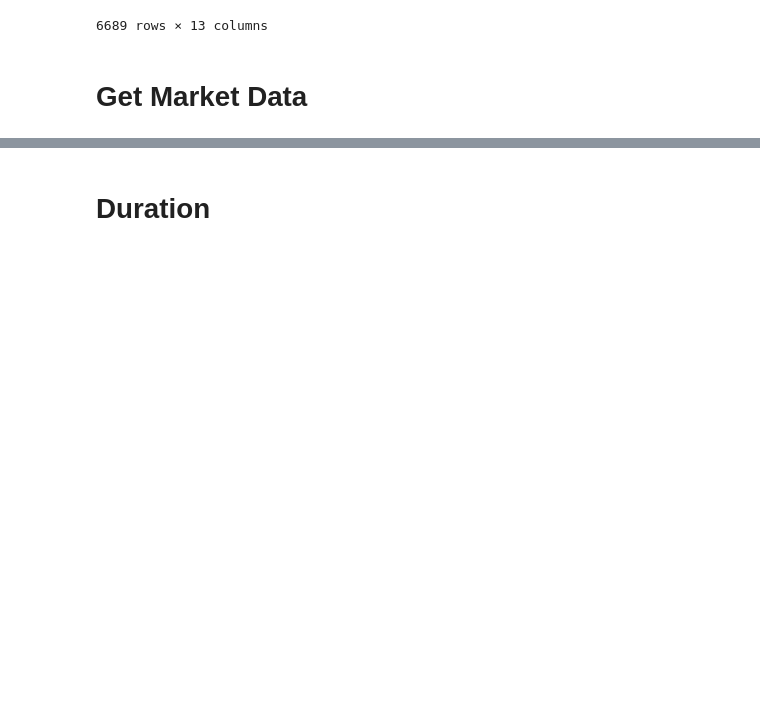
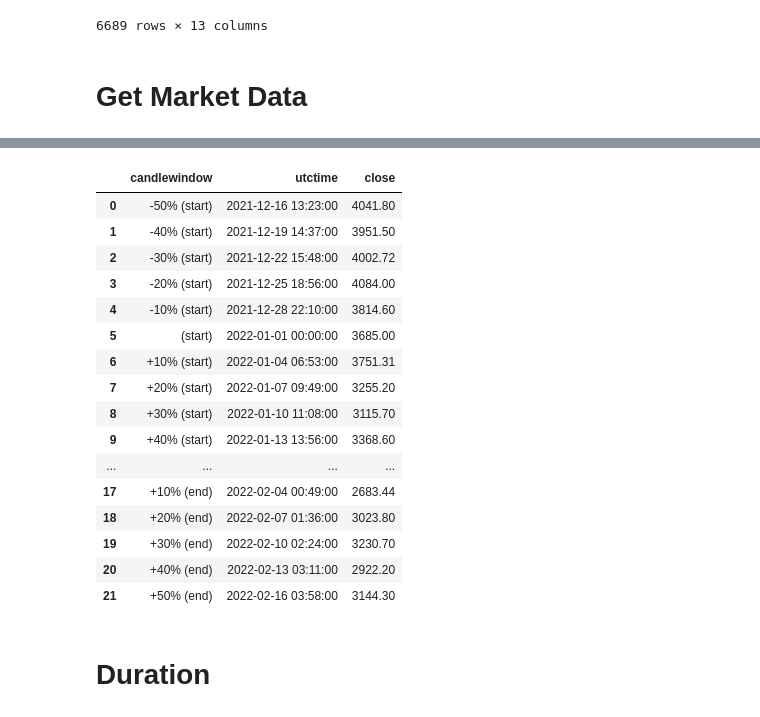
Before and after one commit to adaji/TraderEvaluation, a Jupyter notebook: TestNote.ipynb, the cells around one changed output, grey strips where cells are left out. Cells and saved outputs as stored; diff of their text form; code cells hidden in the pictures; blank space fills up the shorter version.

Commit message:
modifid for OpenClose_data func

```diff
--- a/TestNote.ipynb
+++ b/TestNote.ipynb
@@ -49,3 +49,29 @@ ETHUSD
+# %%
+open_close = OpenClose_data(
+    Symbol='ETHUSD',
+    Start_Date= "2022-01-01T00:00:00.000",
+    End_Data="2022-02-01T00:00:00.000",
+).send_post_request
+# %%
+open_close
+# %% [output]
+|  | candlewindow | utctime | close |
+| 0 | -50% (start) | 2021-12-16 13:23:00 | 4041.80 |
+| 1 | -40% (start) | 2021-12-19 14:37:00 | 3951.50 |
+| 2 | -30% (start) | 2021-12-22 15:48:00 | 4002.72 |
+| 3 | -20% (start) | 2021-12-25 18:56:00 | 4084.00 |
+| 4 | -10% (start) | 2021-12-28 22:10:00 | 3814.60 |
+| 5 | (start) | 2022-01-01 00:00:00 | 3685.00 |
+| 6 | +10% (start) | 2022-01-04 06:53:00 | 3751.31 |
+| 7 | +20% (start) | 2022-01-07 09:49:00 | 3255.20 |
+| 8 | +30% (start) | 2022-01-10 11:08:00 | 3115.70 |
+| 9 | +40% (start) | 2022-01-13 13:56:00 | 3368.60 |
+| ... | ... | ... | ... |
+| 17 | +10% (end) | 2022-02-04 00:49:00 | 2683.44 |
+| 18 | +20% (end) | 2022-02-07 01:36:00 | 3023.80 |
+| 19 | +30% (end) | 2022-02-10 02:24:00 | 3230.70 |
+| 20 | +40% (end) | 2022-02-13 03:11:00 | 2922.20 |
+| 21 | +50% (end) | 2022-02-16 03:58:00 | 3144.30 |
 # %% [markdown]
 # Duration
 # %%
```
Also changed, not shown: parts of 2 cells of this notebook, 1 other file.
